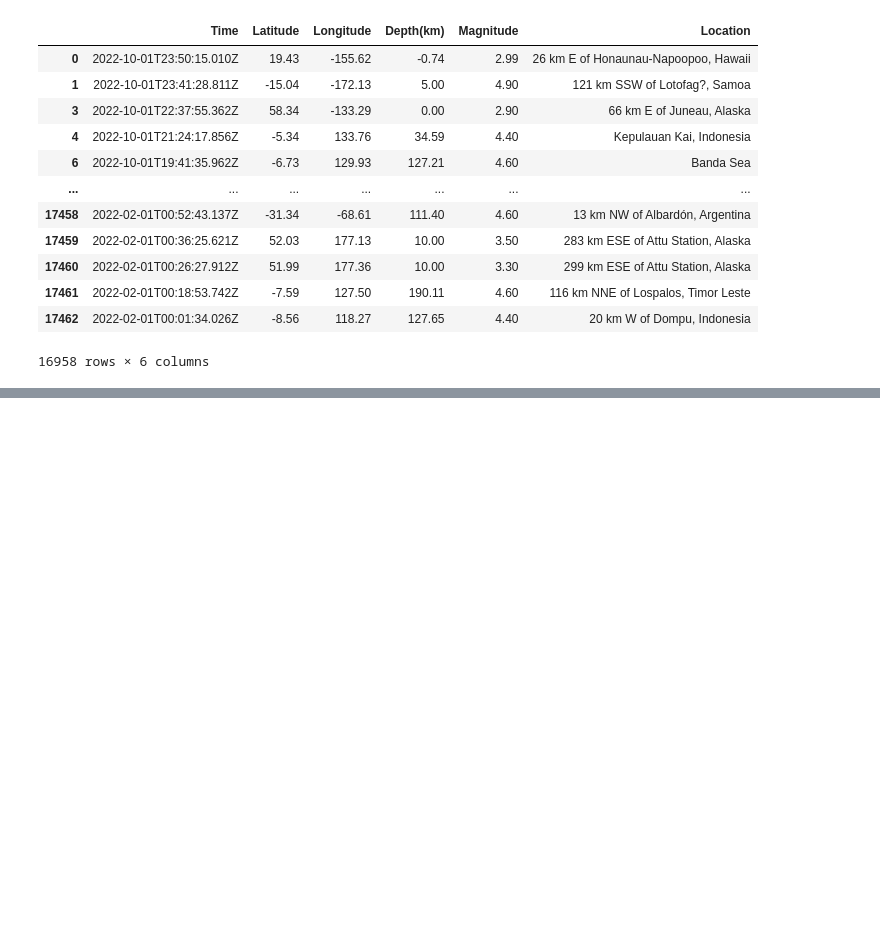
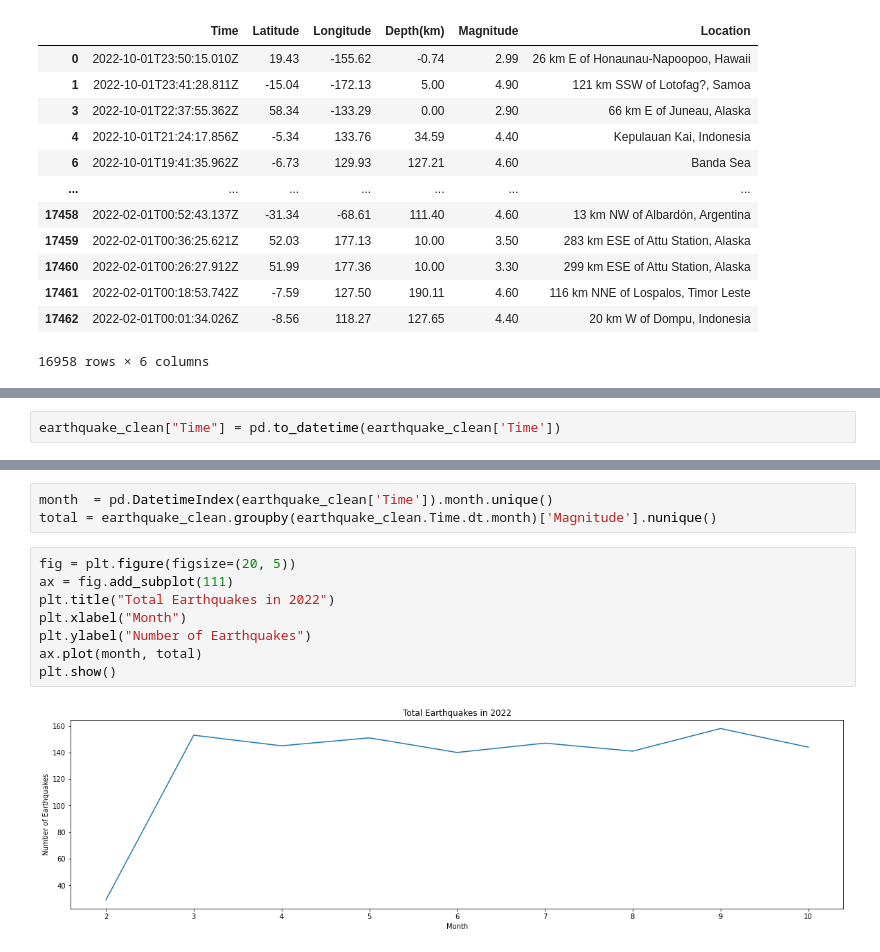
Before and after one commit to AThompson7/Earthquake-project, a Jupyter notebook: earthquakes.ipynb, the cells around one changed output, grey strips where cells are left out. Drawn from its saved outputs; the diff is of its cells as text; blank space fills up the shorter version.

```diff
--- a/earthquakes.ipynb
+++ b/earthquakes.ipynb
@@ -77,0 +104,2 @@ earthquake_clean
+# %%
+earthquake_clean["Time"] = pd.to_datetime(earthquake_clean['Time'])
@@ -77,0 +116,13 @@ earthquake_clean
+# %%
+month  = pd.DatetimeIndex(earthquake_clean['Time']).month.unique()
+total = earthquake_clean.groupby(earthquake_clean.Time.dt.month)['Magnitude'].nunique()
+# %%
+fig = plt.figure(figsize=(20, 5))
+ax = fig.add_subplot(111)
+plt.title("Total Earthquakes in 2022")
+plt.xlabel("Month")
+plt.ylabel("Number of Earthquakes")
+ax.plot(month, total)
+plt.show()
+# %% [output]
+[figure, added]
```
Also changed, not shown: parts of 3 cells of this notebook.
